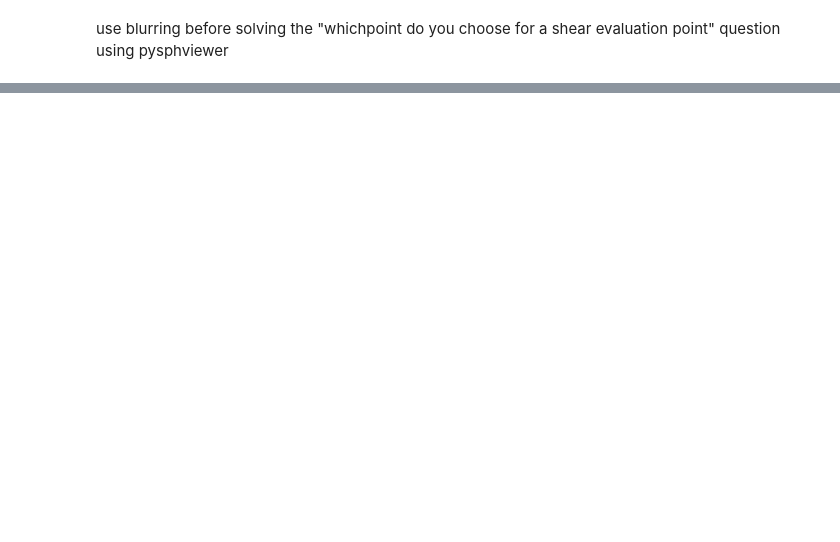
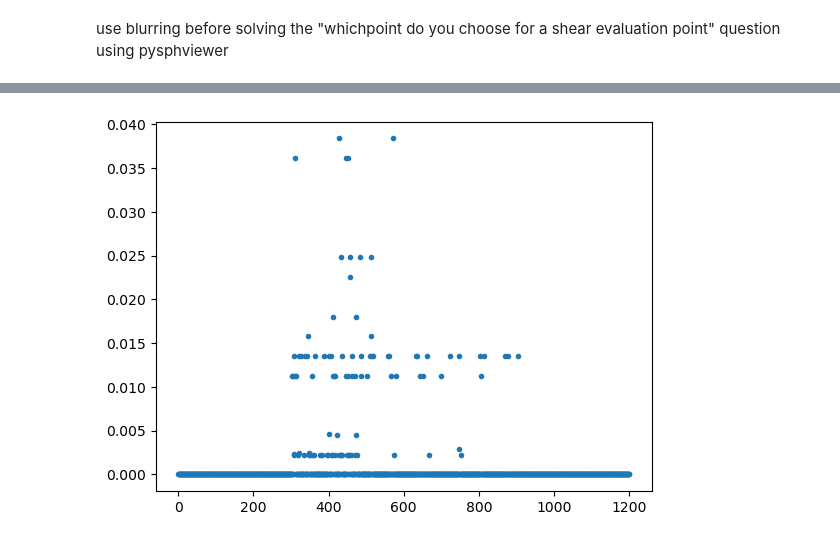
Before and after one commit to anyamischel/BAHAMAS-mock-weak-lensing, a Jupyter notebook: BHM_Sim.ipynb, the cells around one changed output, grey strips where cells are left out. Drawn from its saved outputs; the diff is of its cells as text; code cells hidden in the pictures; blank space fills up the shorter version.

```diff
--- a/BHM_Sim.ipynb
+++ b/BHM_Sim.ipynb
@@ -223,0 +248,3 @@ TypeError: BHM_cluster.__init__() got an unexpected keyword argument 'extent'
+# %%
+convergence = baham2.get_convergence0_map()
+convergence
@@ -223,0 +259,13 @@ TypeError: BHM_cluster.__init__() got an unexpected keyword argument 'extent'
+# %%
+x = np.arange(0, int(len(convergence)))
+y = convergence[int((len(convergence))/4+1)]
+f = interpolate.interp1d(x, y, kind='cubic')
+plt.plot(x, y, '.')
+
+xnew = np.arange(0,int(len(convergence)))
+ynew=f(xnew)
+#plt.plot(xnew, ynew, '-')
+#plt.xlim(580,620)
+#plt.ylim(0.0,0.1)
+# %% [output]
+[figure, added]
```
Also changed, not shown: parts of 15 cells of this notebook.
